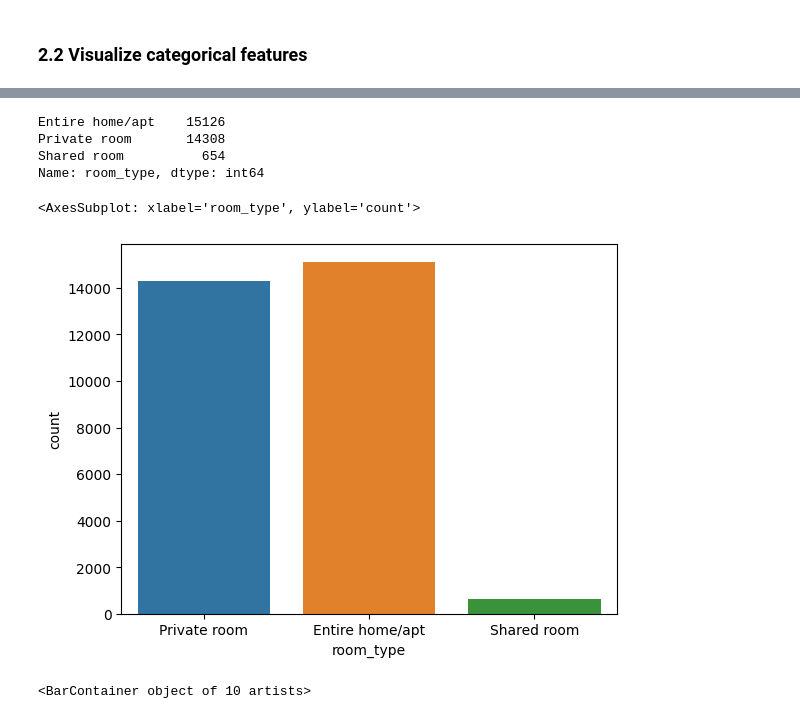
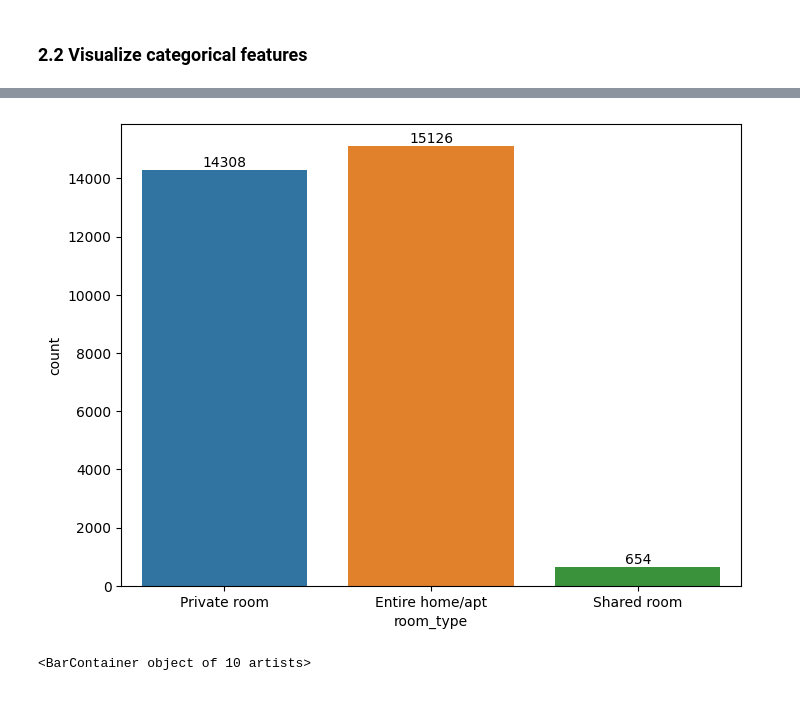
Before and after one commit to zhongyanmin/data-analysis, a Jupyter notebook: New York City Airbnb/main.ipynb, the cells around one changed output, grey strips where cells are left out. Drawn from its saved outputs; the diff is of its cells as text; code cells hidden in the pictures.

```diff
--- a/New York City Airbnb/main.ipynb
+++ b/New York City Airbnb/main.ipynb
@@ -186,16 +173,10 @@ fig = px.scatter(data, x="longitude", y="latitude",
                  color="neighbourhood_group", width=1000, height=800)
 fig.update_layout(xaxis_title="longitude",yaxis_title="latitude")
 fig.show()
-# %%
-data["room_type"].value_counts()
-# %% [output]
-Entire home/apt    15126
-Private room       14308
-Shared room          654
-Name: room_type, dtype: int64
-# %%
-sns.countplot(x="room_type", data=data)
-# %% [output]
-<AxesSubplot: xlabel='room_type', ylabel='count'>
-[figure, removed]
+# %%
+fig, ax = plt.subplots(figsize=(8, 6))
+ax = sns.countplot(x="room_type", data=data)
+ax.bar_label(ax.containers[0], fontsize=10);
+# %% [output]
+[figure, added]
 # %%
```
Also changed, not shown: parts of 15 cells of this notebook.
